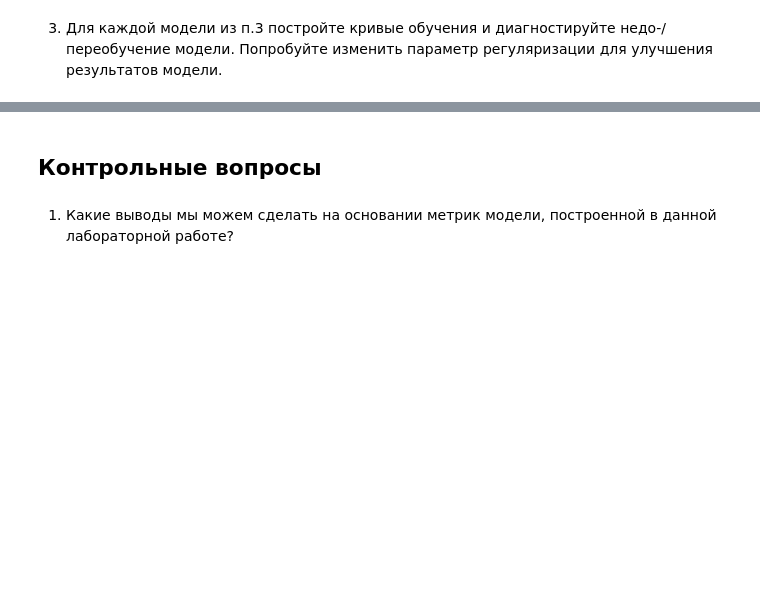
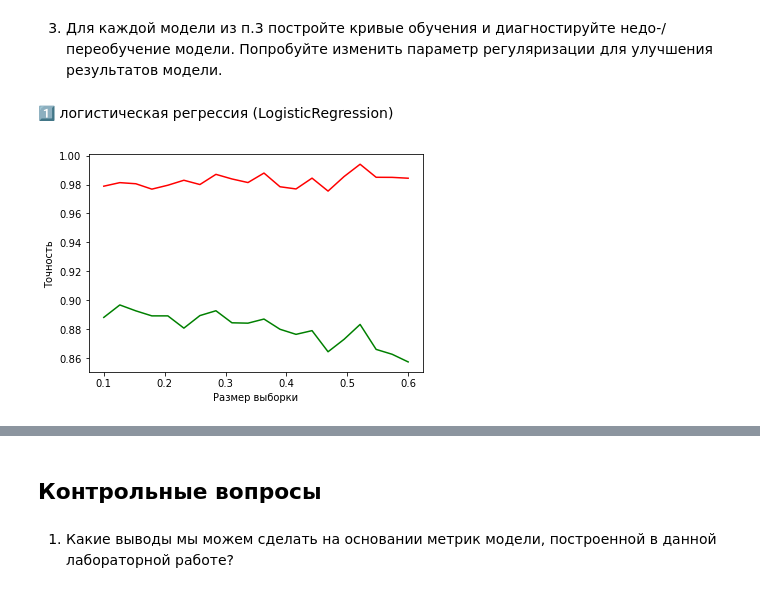
Before and after one commit to victorioustone/tadimo_1, a Jupyter notebook: sem09/ML2.3_Каменчук.ipynb, the cells around one changed output, grey strips where cells are left out. Drawn from its saved outputs; the diff is of its cells as text; code cells hidden in the pictures; blank space fills up the shorter version.

```diff
--- a/sem09/ML2.3_Каменчук.ipynb
+++ b/sem09/ML2.3_Каменчук.ipynb
@@ -190,5 +190,7 @@ vectors_train = vectorizer.fit_transform(newsgroups_train.data)
 vectors_test = vectorizer.transform(newsgroups_test.data)
 # %%
 %%time
-lr = LogisticRegression(max_iter=1000).fit(vectors_train, newsgroups_train.target)
+lr = LogisticRegression(max_iter=100).fit(vectors_train, newsgroups_train.target)
+pred_train = lr.predict(vectors_train)
+pred_test = lr.predict(vectors_test)
 # %% [output]
@@ -369,2 +369,31 @@ RECALL
 # %% [markdown]
 3. Для каждой модели из п.3 постройте кривые обучения и диагностируйте недо-/переобучение модели. Попробуйте изменить параметр регуляризации для улучшения результатов модели.
+# %%
+def training_curve(model):
+    trainings, tests, size = [], [], np.linspace(0.6, 0.1, num=20)
+
+    for test_size in np.linspace(0.6, 0.1, num=20):
+        newsgroups_data_train, newsgroups_data_test, newsgroups_target_train, newsgroups_target_test = train_test_split(news.data,
+                                                        news.target, test_size=test_size)
+
+        vectorizer = CountVectorizer()
+        vectors_train = vectorizer.fit_transform(newsgroups_data_train)
+        vectors_test = vectorizer.transform(newsgroups_data_test)
+
+        clf = MultinomialNB(alpha=.005)
+        clf.fit(vectors_train, newsgroups_target_train)
+
+        trainings.append(clf.score(vectors_train, newsgroups_target_train))
+        tests.append(clf.score(vectors_test, newsgroups_target_test))
+
+    fig, ax = plt.subplots()
+    ax.plot(size, trainings, "r")
+    ax.plot(size, tests, "g")
+    ax.set_xlabel("Размер выборки")
+    ax.set_ylabel("Точность")
+# %% [markdown]
+1️⃣ логистическая регрессия (LogisticRegression)
+# %%
+training_curve(lr)
+# %% [output]
+[figure, added]
```
Also changed, not shown: parts of 27 cells of this notebook.
